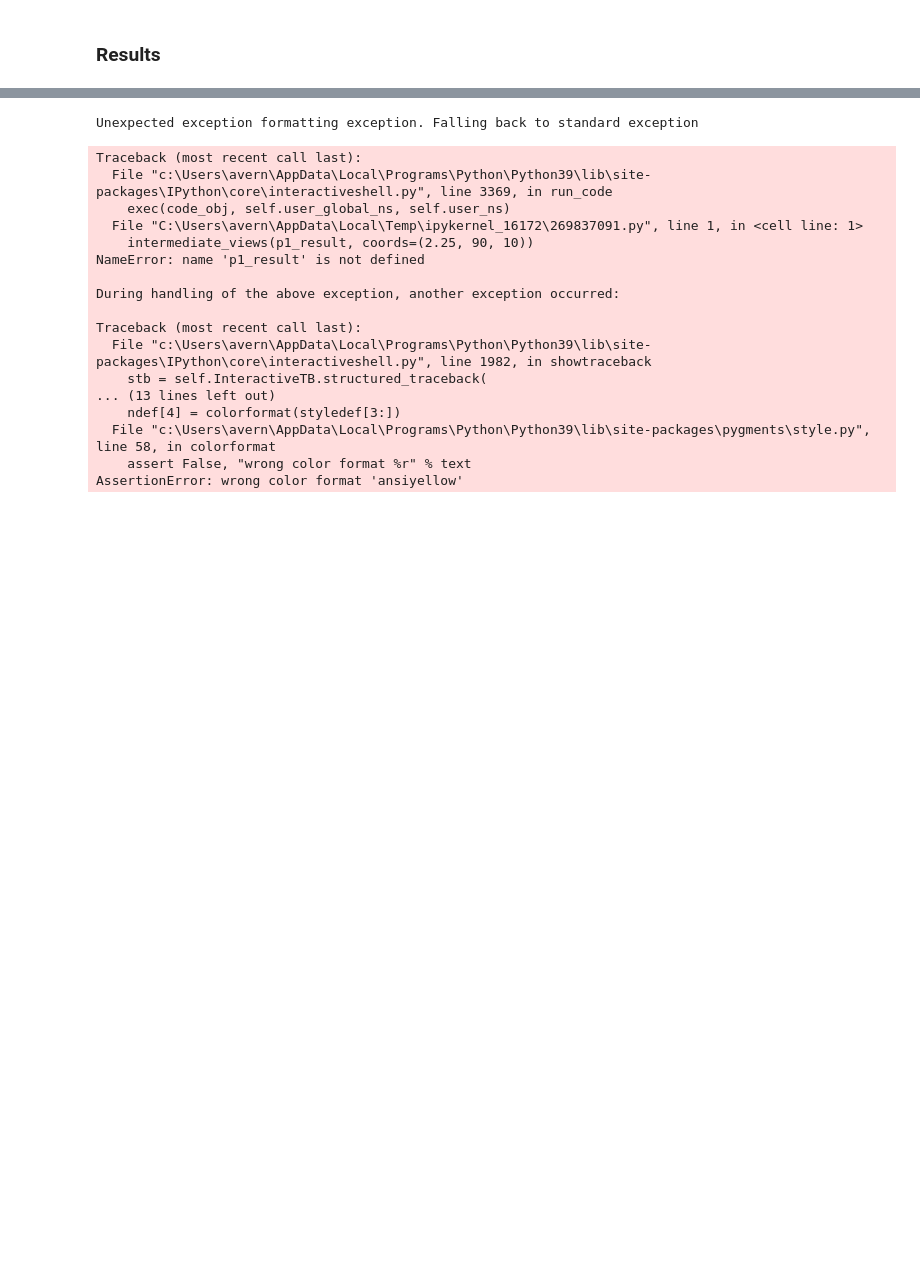
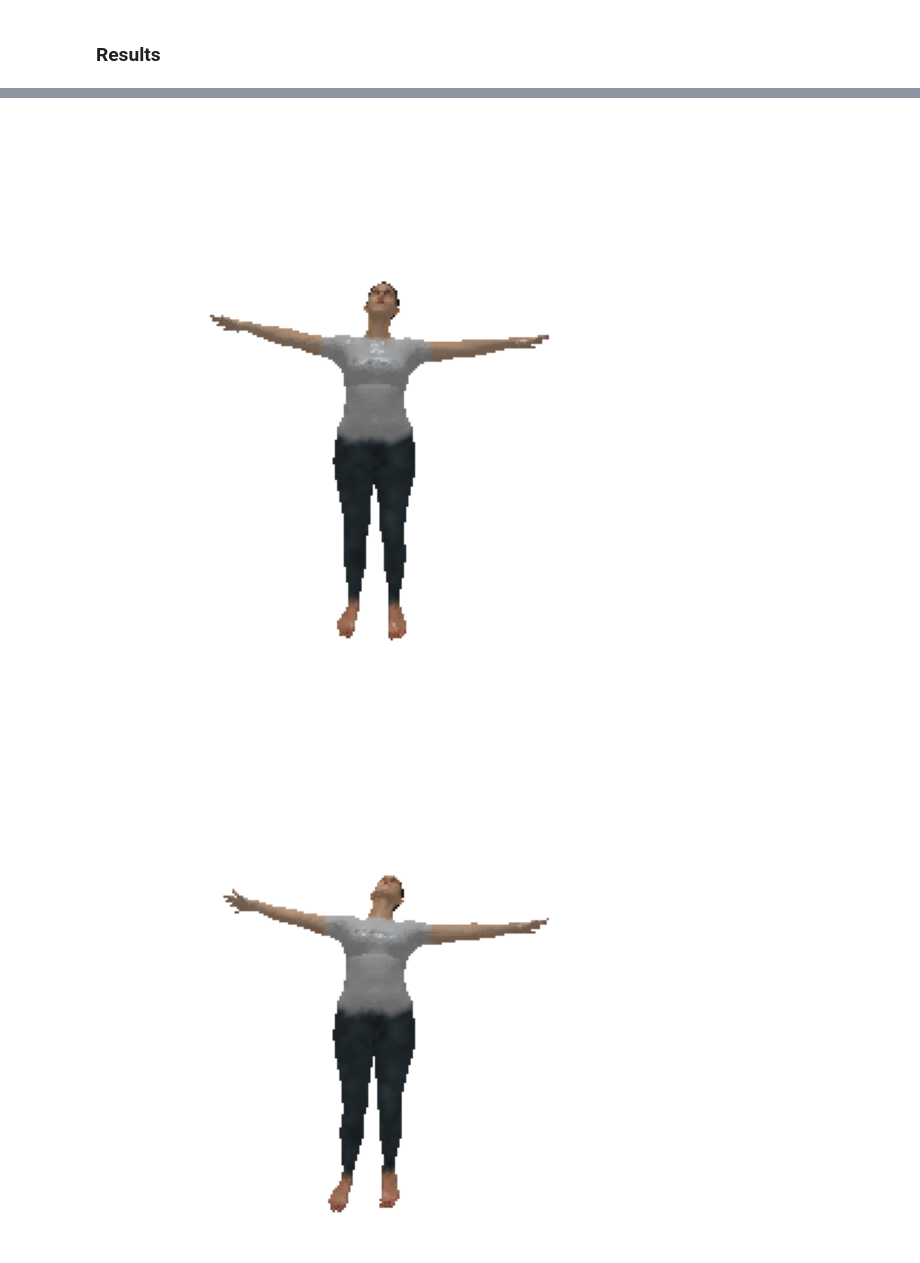
Before and after one commit to B4Farouk/smpl-dr-clip, a Jupyter notebook: sanity_check.ipynb, the cells around one changed output, grey strips where cells are left out. Drawn from its saved outputs; the diff is of its cells as text; code cells hidden in the pictures; blank space fills up the shorter version.

```diff
--- a/sanity_check.ipynb
+++ b/sanity_check.ipynb
@@ -543,21 +310,5 @@ AssertionError: wrong color format 'ansiyellow'
 # %%
-intermediate_views(p1_result, coords=(2.25, 90, 10))
+intermediate_views(p1_result, coords=(2.25, 0, 10))
 # %% [output]
-Unexpected exception formatting exception. Falling back to standard exception
-Traceback (most recent call last):
-  File "c:\Users\avern\AppData\Local\Programs\Python\Python39\lib\site-packages\IPython\core\interactiveshell.py", line 3369, in run_code
-    exec(code_obj, self.user_global_ns, self.user_ns)
-  File "C:\Users\avern\AppData\Local\Temp\ipykernel_16172\269837091.py", line 1, in <cell line: 1>
-    intermediate_views(p1_result, coords=(2.25, 90, 10))
-NameError: name 'p1_result' is not defined
-
-During handling of the above exception, another exception occurred:
-
-Traceback (most recent call last):
-  File "c:\Users\avern\AppData\Local\Programs\Python\Python39\lib\site-packages\IPython\core\interactiveshell.py", line 1982, in showtraceback
-    stb = self.InteractiveTB.structured_traceback(
-... (13 lines left out)
-    ndef[4] = colorformat(styledef[3:])
-  File "c:\Users\avern\AppData\Local\Programs\Python\Python39\lib\site-packages\pygments\style.py", line 58, in colorformat
-    assert False, "wrong color format %r" % text
-AssertionError: wrong color format 'ansiyellow'
+[figure, added]
+[figure, added]
```
Also changed, not shown: parts of 39 cells of this notebook.
